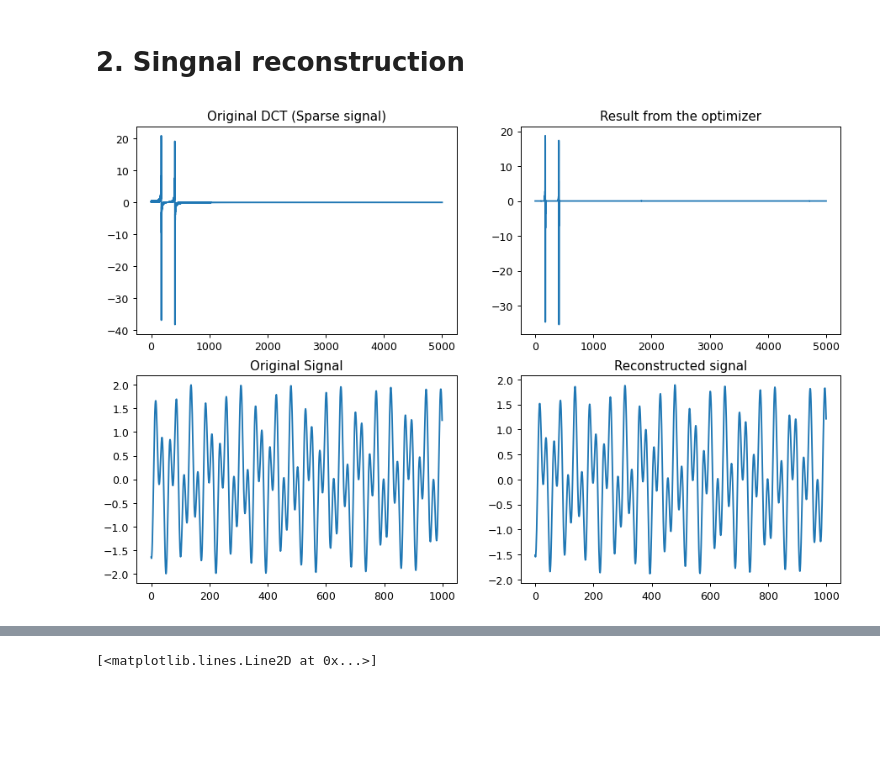
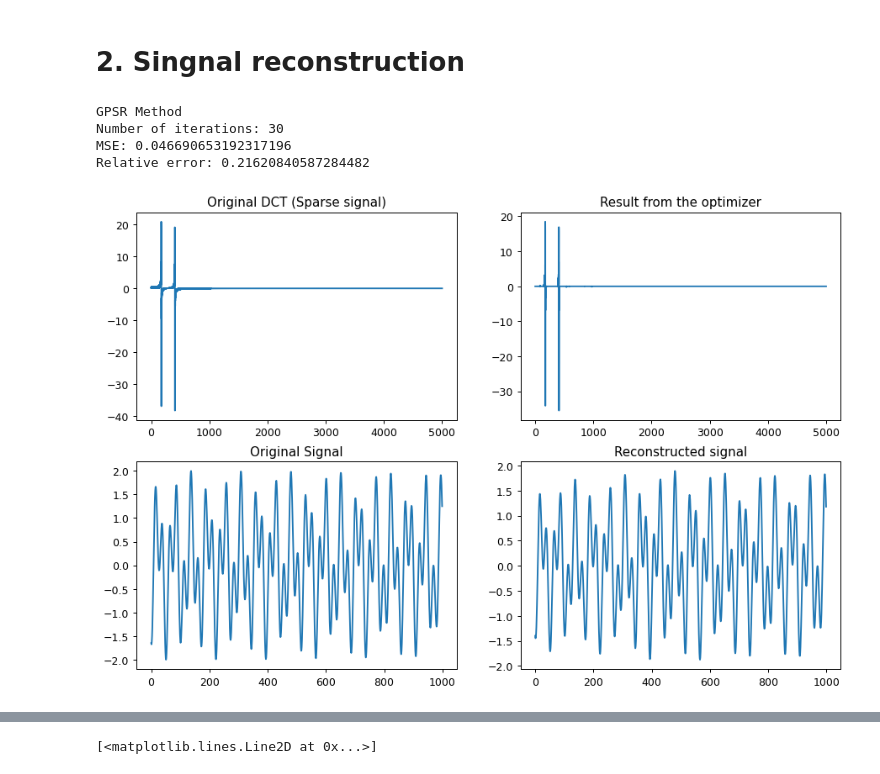
Before and after one commit to mapolinario94/CS520_Project_CompressiveSensing, a Jupyter notebook: comparison.ipynb, the cells around one changed output, grey strips where cells are left out. Drawn from its saved outputs; the diff is of its cells as text; code cells hidden in the pictures; blank space fills up the shorter version.

```diff
--- a/comparison.ipynb
+++ b/comparison.ipynb
@@ -162,7 +162,7 @@ def GPSR_Basic(y: np.ndarray, A: np.ndarray, tau: np.ndarray, true_x: np.ndarray
 
     # Set the defaults for the optional parameters
     stopCriterion = 3
-    tolA = 0.01
+    tolA = 1e-8
     tolD = 0.0001
     debias = 0
     maxiter = 10000
@@ -567,7 +567,7 @@ def GPSR_Basic(y: np.ndarray, A: np.ndarray, tau: np.ndarray, true_x: np.ndarray
         for k in range(len(mses)):
             mses[k] = mses[k]/np.size(true_x)
 
-    return x, [x_debias, objective, times_list, debias_start, mses]
+    return x, iter_
 # %% [markdown]
 # 2. Singnal reconstruction
 # %%
@@ -582,41 +582,42 @@ m = 500
 ri = np.random.choice(n, m, replace=False)
 ri.sort()
 t2 = t[ri]
 y2 = y[ri]
 
 A = spfft.idct(np.identity(n), norm='ortho', axis=0)
 A = A[ri]
 
-#y2 = y2.reshape(-1, 1)
-#yt = yt.reshape(-1, 1)
 
+##### GPSR #####
+print('GPSR Method')
+with HiddenPrints():
+    x, iterations = GPSR_Basic(y=y2, A=A, tau=np.array([0.08]))
 
-# ###############################
-# Test the optimizer === x, _ = optimizer(y, A, ...)
-# ###############################
-with HiddenPrints():
-    x, _ = GPSR_Basic(y=y2, A=A, tau=np.array([0.08]))
-#x, _, _, _, _ = omp(A, y2,nonneg = False)
-#x, yhat = spaRSA(A, y2, tau = np.array([0.08]))
+print('Number of iterations:', iterations)
 
 x = np.squeeze(x)
 sig = spfft.idct(x, norm='ortho', axis=0)
-
+print('MSE:', LA.norm(sig-y,2)**2/np.size(y))
+print('Relative error:', LA.norm(sig-y,2)/LA.norm(y))
 
 fig = plt.figure(figsize=(12,8), dpi= 90)
 
 plt.subplot(221)
 plt.plot(yt)
 plt.title("Original DCT (Sparse signal)")
 plt.subplot(222)
 plt.plot(x)
 plt.title("Result from the optimizer")
 plt.subplot(223)
 plt.plot(y[2000:3000])
 plt.title("Original Signal")
 plt.subplot(224)
 plt.plot(sig[2000:3000])
 plt.title("Reconstructed signal")
 plt.show()
 # %% [output]
+GPSR Method
+Number of iterations: 30
+MSE: 0.046690653192317196
+Relative error: 0.21620840587284482
-[figure, old version]
+[figure, new version]
```
Also changed, not shown: parts of 3 cells of this notebook.
